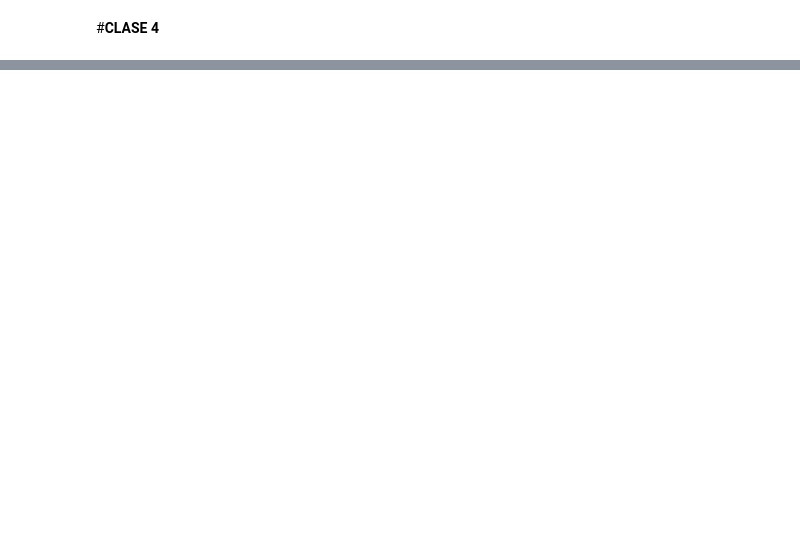
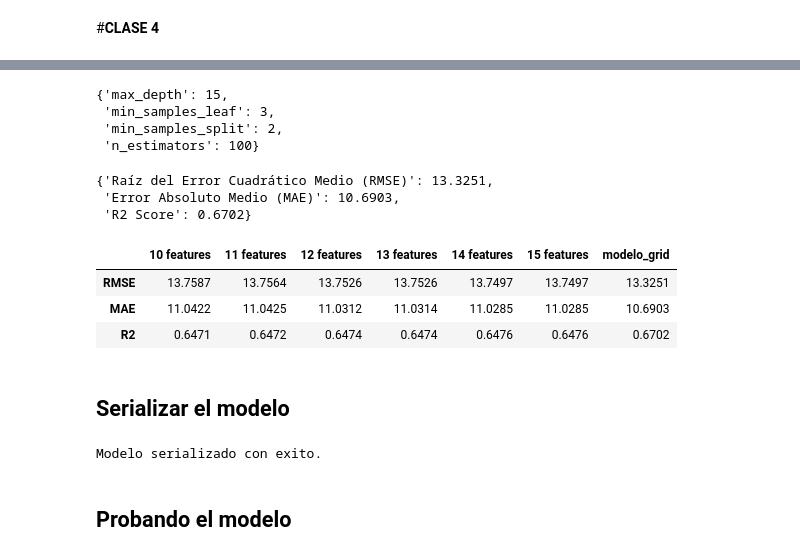
Before and after one commit to Daimond92/python_data_science, a Jupyter notebook: optimización_aeroportuaria.ipynb, the cells around one changed output, grey strips where cells are left out. Cells and saved outputs as stored; diff of their text form; code cells hidden in the pictures; blank space fills up the shorter version.

```diff
--- a/optimización_aeroportuaria.ipynb
+++ b/optimización_aeroportuaria.ipynb
@@ -375,0 +609,2 @@ https://scikit-learn.org/stable/
+# %%
+X_train, X_test, y_train, y_test = train_test_split(X_selected_features, y_train, random_state=42)
@@ -375,0 +613,15 @@ https://scikit-learn.org/stable/
+# %%
+param_grid = {
+    'max_depth': [5, 10, 15],
+    'min_samples_leaf': [1, 2, 3],
+    'min_samples_split': [2, 4, 6],
+    'n_estimators': [100, 200, 300],
+}
+# %%
+cv = KFold(n_splits=5, shuffle=True, random_state=42)
+model_grid = GridSearchCV(RandomForestRegressor(random_state=42),
+                           param_grid = param_grid,
+                           cv=cv,
+                           scoring='r2')
+
+model_grid.fit(X_train, y_train)
@@ -375,0 +636,37 @@ https://scikit-learn.org/stable/
+# %%
+model_grid.best_params_
+# %% [output]
+{'max_depth': 15,
+ 'min_samples_leaf': 3,
+ 'min_samples_split': 2,
+ 'n_estimators': 100}
+# %%
+y_pred_grid = model_grid.predict(X_test)
+resultados_grid = calcular_regresion(y_test, y_pred_grid)
+resultados_grid
+# %% [output]
+{'Raíz del Error Cuadrático Medio (RMSE)': 13.3251,
+ 'Error Absoluto Medio (MAE)': 10.6903,
+ 'R2 Score': 0.6702}
+# %%
+resultados['modelo_grid'] = list(resultados_grid.values())
+resultados
+# %% [output]
+|  | 10 features | 11 features | 12 features | 13 features | 14 features | 15 features | modelo_grid |
+| RMSE | 13.7587 | 13.7564 | 13.7526 | 13.7526 | 13.7497 | 13.7497 | 13.3251 |
+| MAE | 11.0422 | 11.0425 | 11.0312 | 11.0314 | 11.0285 | 11.0285 | 10.6903 |
+| R2 | 0.6471 | 0.6472 | 0.6474 | 0.6474 | 0.6476 | 0.6476 | 0.6702 |
+# %% [markdown]
+## Serializar el modelo
+# %%
+try:
+  with open('champion.pkl', 'wb') as file:
+    pickle.dump(model_grid.best_estimator_, file)
+
+  print('Modelo serializado con exito.')
+except Exception as e:
+  print(f'Error al serializar el modelo: {e}')
+# %% [output]
+Modelo serializado con exito.
+# %% [markdown]
+## Probando el modelo
```
Also changed, not shown: parts of 32 cells of this notebook.
